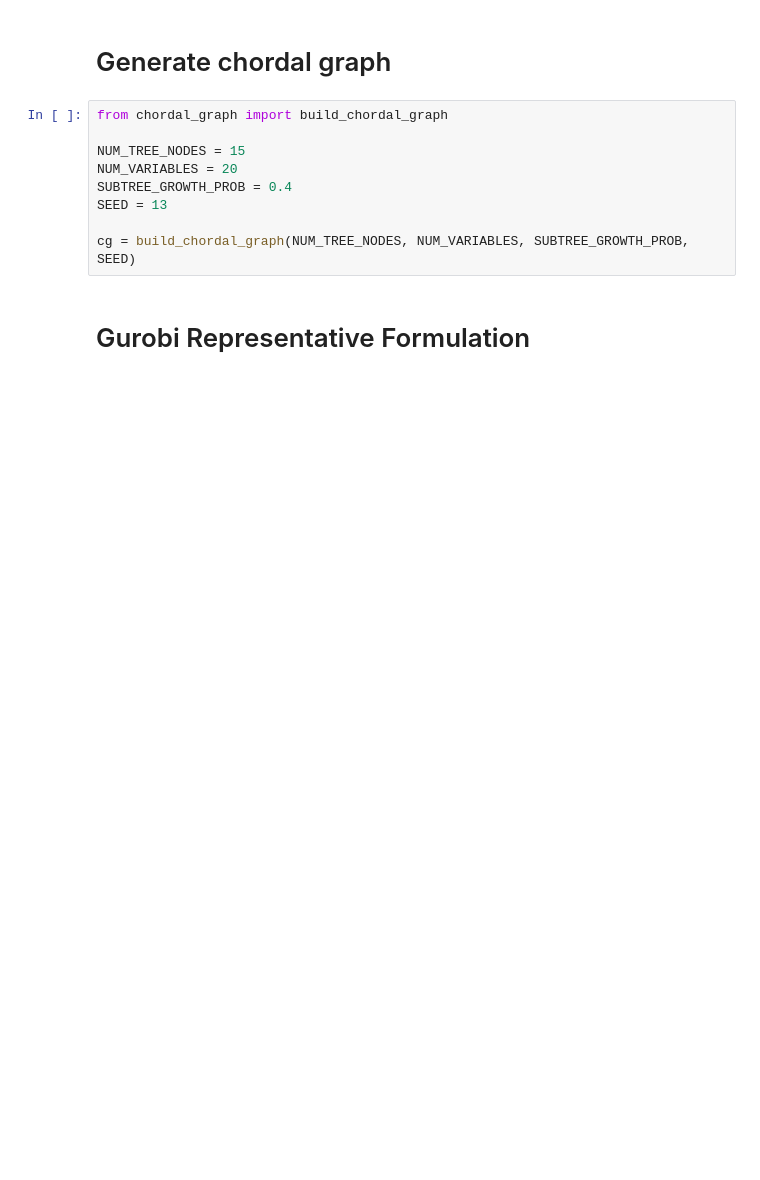
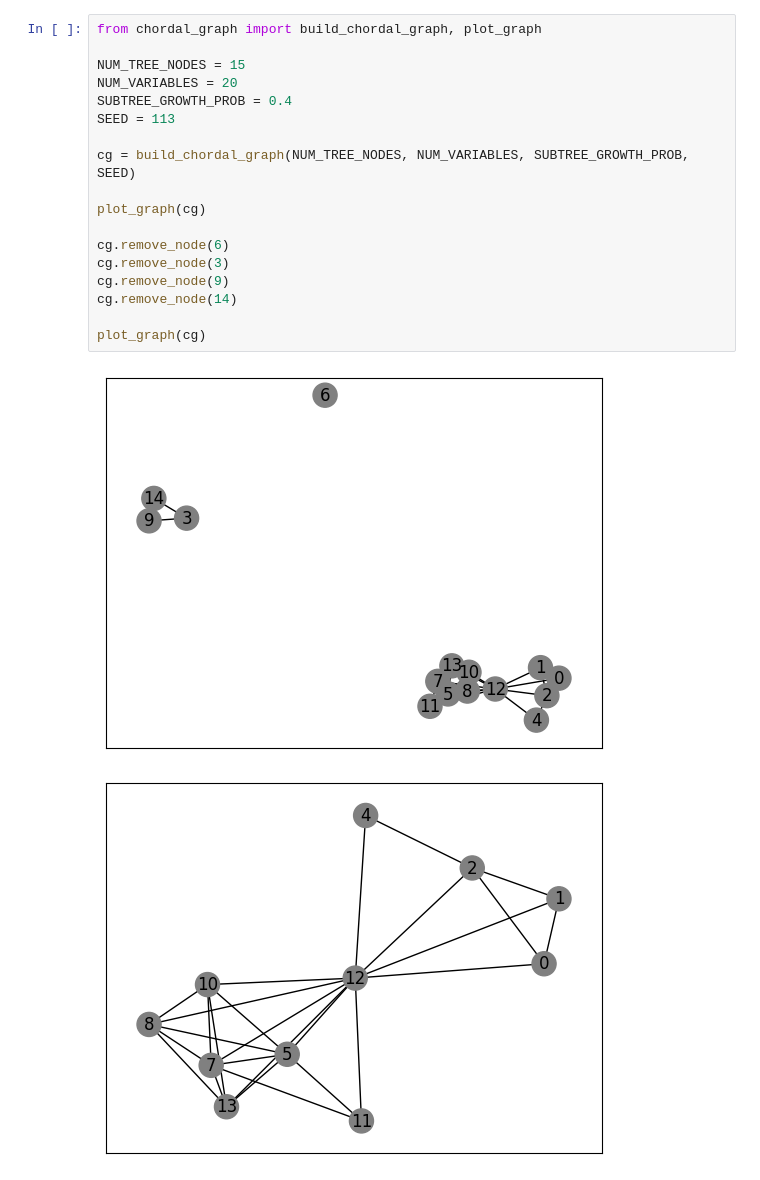
Before and after one commit to camilosm/cma, a Jupyter notebook: cma.ipynb, the cells around one changed output. Cells and saved outputs as stored; diff of their text form; blank space fills up the shorter version.

Commit message:
test: plot solution

```diff
--- a/cma.ipynb
+++ b/cma.ipynb
@@ -1,16 +1,24 @@
-# %% [markdown]
-# Generate chordal graph
 # %%
-from chordal_graph import build_chordal_graph
+from chordal_graph import build_chordal_graph, plot_graph
 
 NUM_TREE_NODES = 15
 NUM_VARIABLES = 20
 SUBTREE_GROWTH_PROB = 0.4
-SEED = 13
+SEED = 113
 
 cg = build_chordal_graph(NUM_TREE_NODES, NUM_VARIABLES, SUBTREE_GROWTH_PROB, SEED)
+
+plot_graph(cg)
+
+cg.remove_node(6)
+cg.remove_node(3)
+cg.remove_node(9)
+cg.remove_node(14)
+
+plot_graph(cg)
+# %% [output]
+[figure, added]
+[figure, added]
-# %% [markdown]
-# Gurobi Representative Formulation
 # %%
 from gurobi import solve_wgc
 
```
Also changed, not shown: parts of 1 cell of this notebook.
